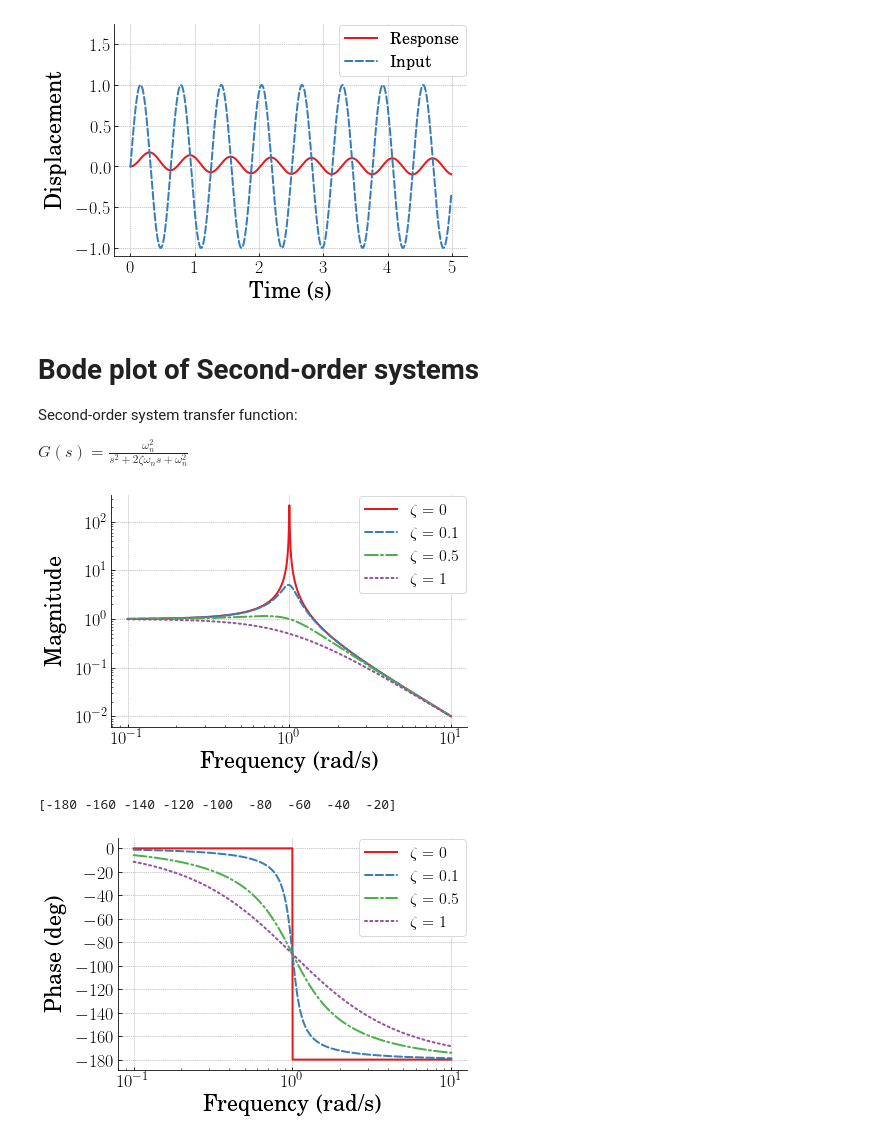
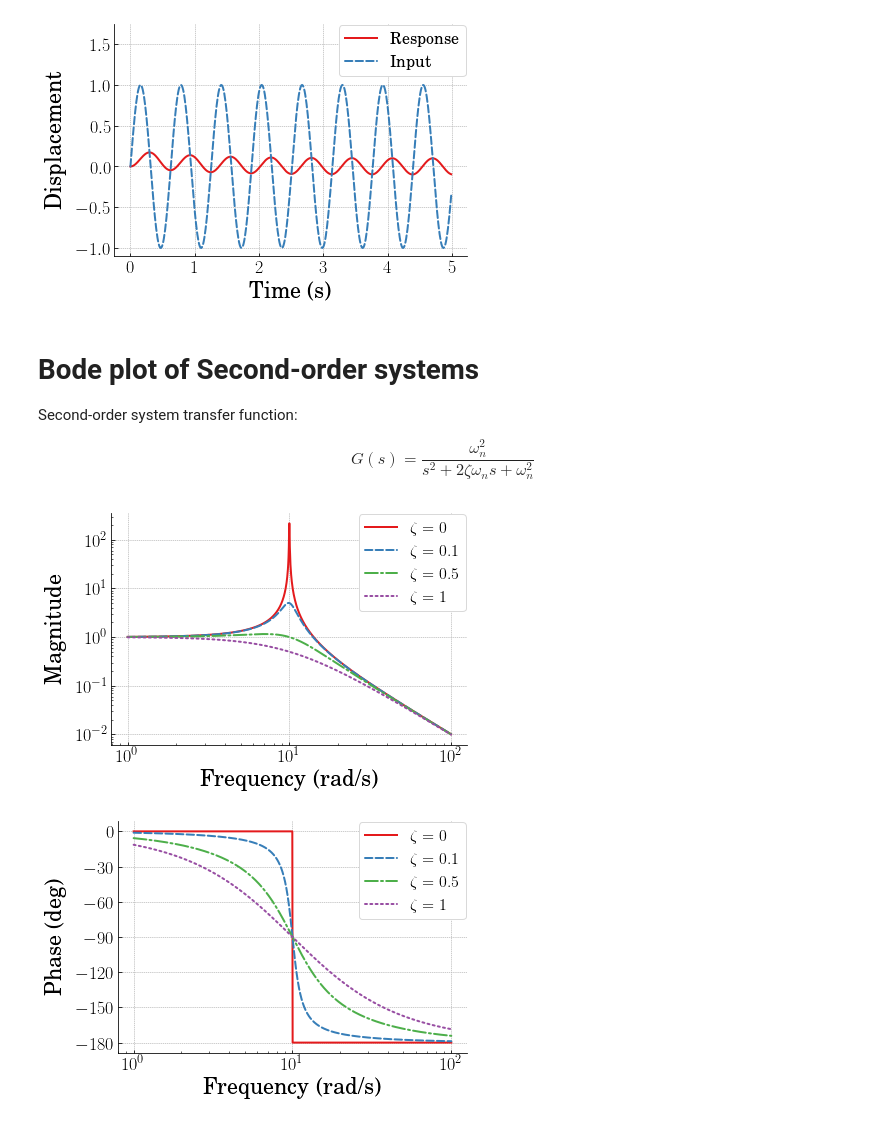
Before and after one commit to gge0866/MCHE474---Control-Systems, a Jupyter notebook: Jupyter Notebooks/Bode_plot_example.ipynb, the cells around one changed output. Saved outputs shown, nothing was run; the diff lists cells and outputs as text; code cells hidden in the pictures.

```diff
--- a/Jupyter Notebooks/Bode_plot_example.ipynb
+++ b/Jupyter Notebooks/Bode_plot_example.ipynb
@@ -193,10 +177,10 @@ plt.tight_layout(pad=0.5)
 
 Second-order system transfer function:
 
-$G(s)=\frac{\omega_n^2}{s^2 + 2\zeta\omega_n s + \omega_n^2}$
+$$G(s)=\frac{\omega_n^2}{s^2 + 2\zeta\omega_n s + \omega_n^2}$$
 # %%
 # Assign arbitrary value for wn
-wn = 1 # natural frequency
+wn = 10 # natural frequency
 
 # make bode plots for several values of zeta
 zeta1 = 0 # damping ratio
@@ -268,7 +252,7 @@ plt.tight_layout(pad=0.5)
 # save the figure as a high-res pdf in the current folder
 # plt.savefig('plot_filename.pdf')
 # %% [output]
-[figure, old version]
+[figure, new version]
 # %%
 #############################################################
 fig = plt.figure(figsize=(6,4))
@@ -288,33 +272,32 @@ ax.yaxis.set_ticks_position('left')
 # Turn on the plot grid and set appropriate linestyle and color
 ax.grid(True,linestyle=':', color='0.75')
 ax.set_axisbelow(True)
 
 # Define the X and Y axis labels
 plt.xlabel('Frequency (rad/s)', fontsize=22, weight='bold', labelpad=5)
 plt.ylabel('Phase (deg)', fontsize=22, weight='bold', labelpad=10)
 
 plt.plot(omega1, phase1*180/np.pi, linewidth=2, linestyle='-', label=r'$\zeta=0$')
 plt.plot(omega2, phase2*180/np.pi, linewidth=2, linestyle='--', label=r'$\zeta=0.1$')
 plt.plot(omega3, phase3*180/np.pi, linewidth=2, linestyle='-.', label=r'$\zeta=0.5$')
 plt.plot(omega4, phase4*180/np.pi, linewidth=2, linestyle=':', label=r'$\zeta=1$')
 # ax.set_yscale('log')
 ax.set_xscale('log')
-ax.set_yticks(np.arange(-180,1,20))
+ax.set_yticks(np.arange(-180,1,30))
 # plt.plot(time, sin_input, linewidth=2, linestyle='--', label=r'Input')
 # uncomment below and set limits if needed
 # plt.xlim(0,5)
 # plt.ylim(-1.1,1.75)
 
 # Create the legend, then fix the fontsize
 leg = plt.legend(loc='upper right', ncol = 1, fancybox=True, )
 ltext  = leg.get_texts()
 plt.setp(ltext,fontsize=16)
 
 # Adjust the page layout filling the page using the new tight_layout command
 plt.tight_layout(pad=0.5)
 
 # save the figure as a high-res pdf in the current folder
 # plt.savefig('plot_filename.pdf')
 # %% [output]
-[-180 -160 -140 -120 -100  -80  -60  -40  -20]
-[figure, old version]
+[figure, new version]
```
Also changed, not shown: parts of 5 cells of this notebook.
